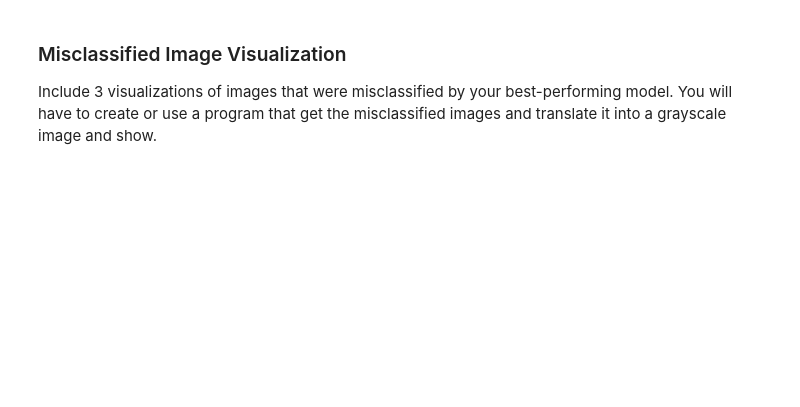
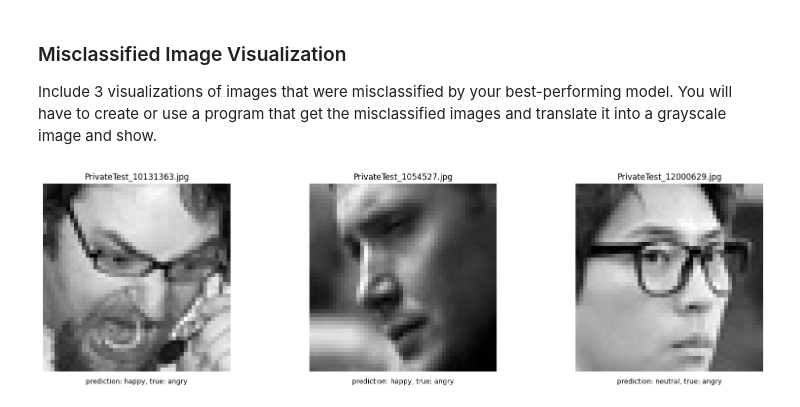
Before and after one commit to connor-jason/Lasker-morris, a Jupyter notebook: Machine_Learning_C25-7.ipynb, the cells around one changed output. Cells and saved outputs as stored; diff of their text form; code cells hidden in the pictures; blank space fills up the shorter version.

Commit message:
Misclassified imgs added

```diff
--- a/Machine_Learning_C25-7.ipynb
+++ b/Machine_Learning_C25-7.ipynb
@@ -530,0 +559,53 @@ Include 3 visualizations of images that were misclassified by your best-performi
+# %%
+## Misclassified Image Visualization
+# Include 3 visualizations of images that were misclassified by your best-performing model.
+# You will have to create or use a program that get the misclassified images and translate it into a grayscale image and show.
+
+ptens = torch.tensor(predictions)
+ttens = torch.tensor([label.item() for label in true_labels])
+
+# Get indices of misclassified, then take first 3
+bad_indices = torch.nonzero(ptens != ttens)
+bad_indices = bad_indices[:3]
+
+# Image dir
+image_dir = "./fer_2013_test/test"
+
+# Images from all classes
+class_folders = [folder for folder in os.listdir(image_dir) if os.path.isdir(os.path.join(image_dir, folder))]
+
+num_images = 3
+all_images = []
+
+for class_name in class_folders:
+  class_path = os.path.join(image_dir, class_name)
+  image_files = [f for f in os.listdir(class_path) if f.endswith(".jpg")]
+  for image in image_files:
+    all_images.append((os.path.join(class_path, image)))
+
+
+# Get imgs that are bad
+select_images = []
+for idx in bad_indices:
+    img_path = all_images[idx.item()]
+    t = ttens[idx].item()
+    p = ptens[idx].item()
+    select_images.append((img_path, p, t))
+
+# Images show
+fig, axes = plt.subplots(1, 3, figsize=(20, 5))
+emotions = ['angry', 'disgust', 'fear', 'happy', 'sad', 'surprise', 'neutral']
+
+for i, (img_path, p, t) in enumerate(select_images):
+    image = Image.open(img_path)
+    axes[i].imshow(image, cmap="gray")
+    axes[i].axis("off")
+    # File name
+    axes[i].set_title(os.path.basename(img_path))
+    # File size
+    pos = axes[i].get_position()
+    fig.text(pos.x0 + pos.width / 2, pos.y0 - 0.05, f"prediction: {emotions[p]}, true: {emotions[t]}",
+             fontsize=10, ha="center")
+plt.show()
+# %% [output]
+[figure, added]
```
Also changed, not shown: parts of 7 cells of this notebook, 1 other file.
